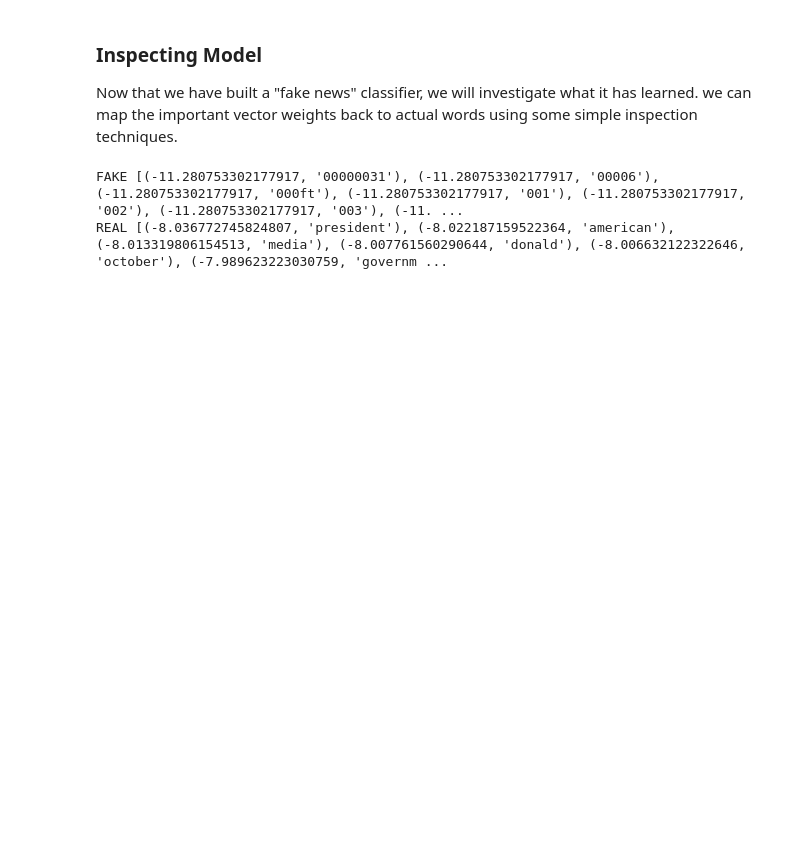
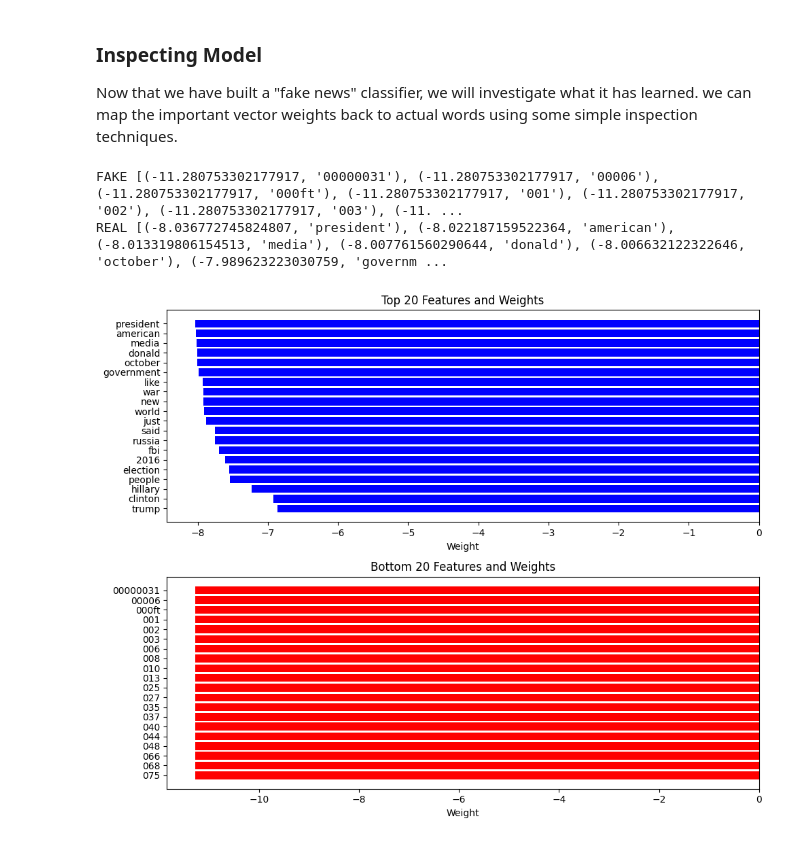
Before and after one commit to mohd-faizy/Natural_Language_Processing_in_Python, a Jupyter notebook: 01-NLP-basics/04_fake_news_classifier.ipynb, the cells around one changed output. Cells and saved outputs as stored; diff of their text form; code cells hidden in the pictures; blank space fills up the shorter version.

```diff
--- a/01-NLP-basics/04_fake_news_classifier.ipynb
+++ b/01-NLP-basics/04_fake_news_classifier.ipynb
@@ -463,3 +523,46 @@ print(class_labels[1], feat_with_weights[-20:])
 # %% [output]
 FAKE [(-11.280753302177917, '00000031'), (-11.280753302177917, '00006'), (-11.280753302177917, '000ft'), (-11.280753302177917, '001'), (-11.280753302177917, '002'), (-11.280753302177917, '003'), (-11. ...
 REAL [(-8.036772745824807, 'president'), (-8.022187159522364, 'american'), (-8.013319806154513, 'media'), (-8.007761560290644, 'donald'), (-8.006632122322646, 'october'), (-7.989623223030759, 'governm ...
+# %%
+import numpy as np
+import matplotlib.pyplot as plt
+
+# Get the class labels: class_labels
+class_labels = nb_classifier.classes_
+
+# Extract the features: feature_names
+feature_names = tfidf_vectorizer.get_feature_names_out()
+
+# Zip the feature names together with the coefficient array
+# and sort by weights: feat_with_weights
+feat_with_weights = sorted(zip(nb_classifier.feature_log_prob_[0], feature_names))
+
+# Extract the top and bottom 20 features with their weights
+top_features = feat_with_weights[-20:]
+bottom_features = feat_with_weights[:20]
+
+# Unzip the features and weights
+top_weights, top_feature_names = zip(*top_features)
+bottom_weights, bottom_feature_names = zip(*bottom_features)
+
+# Create a figure with two subplots
+fig, axes = plt.subplots(2, 1, figsize=(10, 8))
+
+# Plot the top 20 features and their weights
+axes[0].barh(top_feature_names, top_weights, color='blue')
+axes[0].set_xlabel('Weight')
+axes[0].set_title('Top 20 Features and Weights')
+axes[0].invert_yaxis()
+axes[0].tick_params(axis='y', rotation=0)  # Rotate labels
+
+# Plot the bottom 20 features and their weights
+axes[1].barh(bottom_feature_names, bottom_weights, color='red')
+axes[1].set_xlabel('Weight')
+axes[1].set_title('Bottom 20 Features and Weights')
+axes[1].invert_yaxis()
+axes[1].tick_params(axis='y', rotation=0)  # Rotate labels
+
+plt.tight_layout()
+plt.show()
+# %% [output]
+[figure, added]
```
Also changed, not shown: parts of 8 cells of this notebook, 1 other file.
